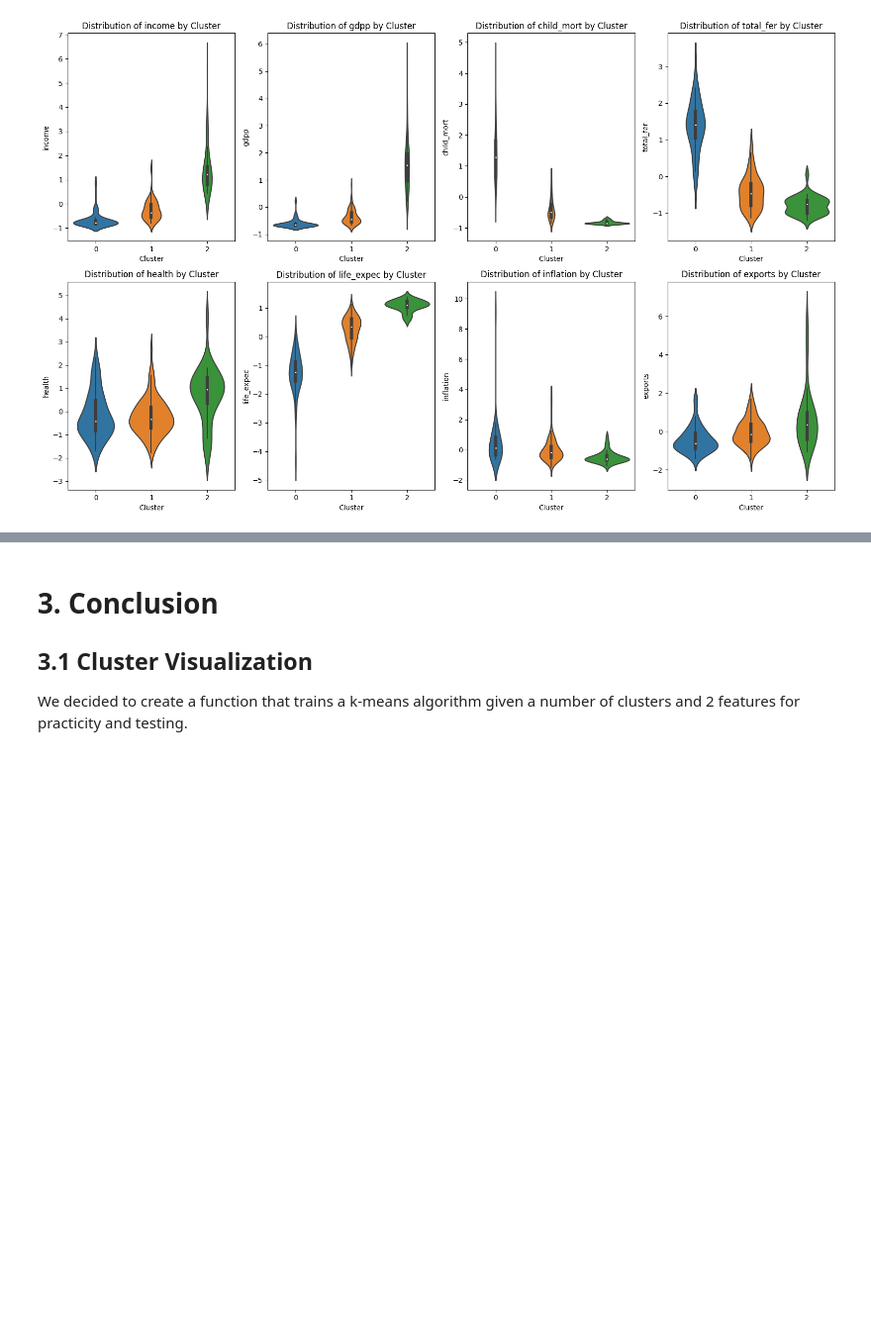
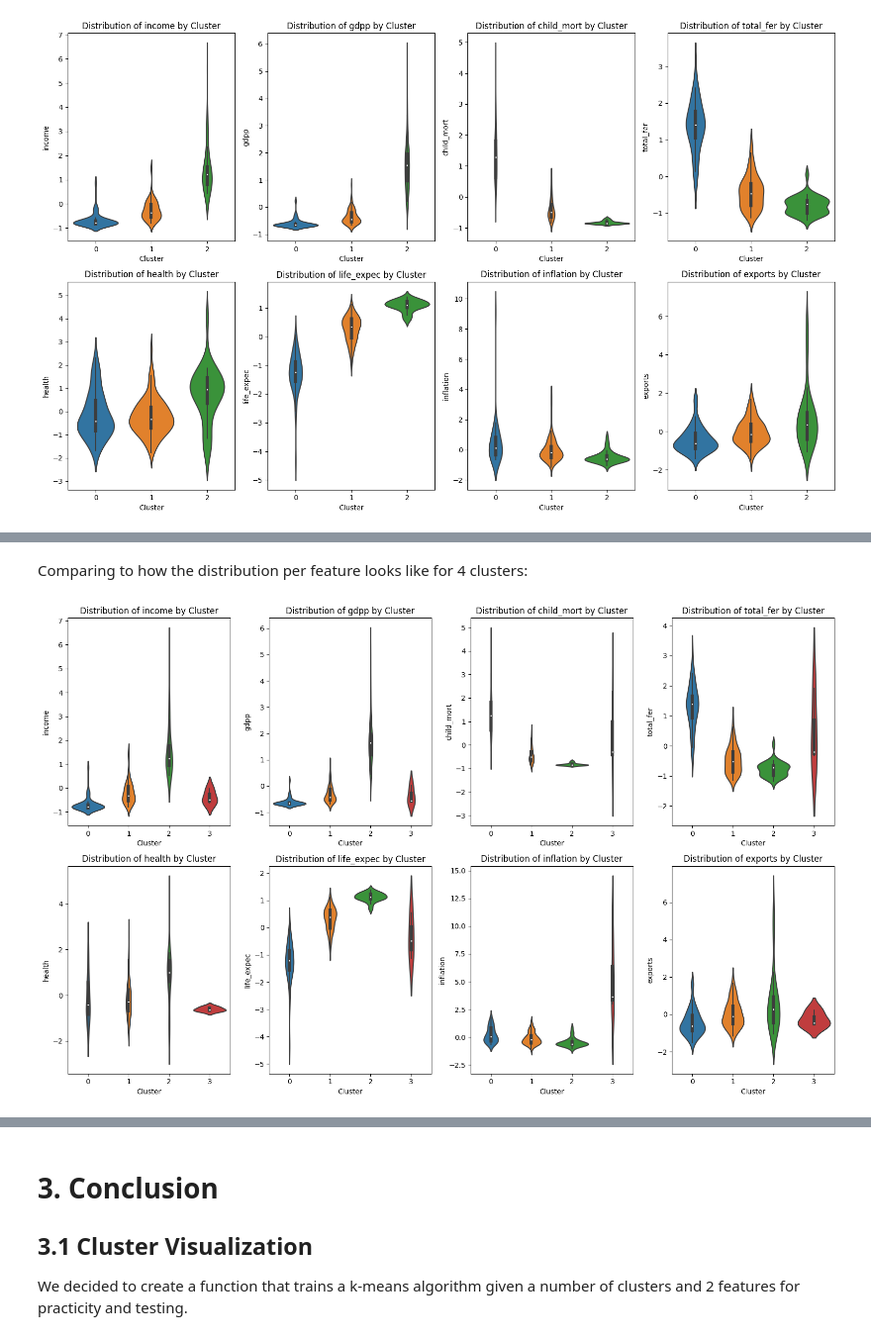
Before and after one commit to Hunteracademic/Unsupervised_assignment_1, a Jupyter notebook: Workspace.ipynb, the cells around one changed output, grey strips where cells are left out. Shown at 99% size. Drawn from its saved outputs; the diff is of its cells as text; code cells hidden in the pictures; blank space fills up the shorter version.

```diff
--- a/Workspace.ipynb
+++ b/Workspace.ipynb
@@ -335,6 +379,15 @@ Text(0, 0.5, 'Silhouette Scores')
 # Distribution plot
 
 def distribution_plot(n_clusters, features):
+    """ This function shows a set of violin plots that represent feature distribution per cluster
+
+    Args:
+        n_clusters (int): Number of clusters to form
+        features (list): List of feature names to plot
+
+    Returns:
+        dict: Dictionary of dataframes containing statistics for each feature by cluster
+    """
     np.random.seed(0)
     _ , labels, _ , _ = k_means(df_scaled.values, n_clusters)
     cluster_general = pd.DataFrame(df_scaled.index).join(pd.DataFrame(labels, columns=['Cluster']))
@@ -345,3 +398,7 @@ def distribution_plot(n_clusters, features):
         axes[idx].set_title(f'Distribution of {feature} by Cluster')
     plt.tight_layout()
     plt.show()
+    dfs_dict = {}
+    for feature in features:
+        dfs_dict[feature] = cluster_general.join(df_scaled[feature]).groupby('Cluster').agg(['mean', 'median', 'min', 'max'])[feature]
+    return dfs_dict
@@ -352,0 +423,6 @@ distribution_plot(3, features_list)
+# %% [markdown]
+Comparing to how the distribution per feature looks like for 4 clusters:
+# %%
+values_dict = distribution_plot(4, features_list)
+# %% [output]
+[figure, added]
```
Also changed, not shown: parts of 15 cells of this notebook.
